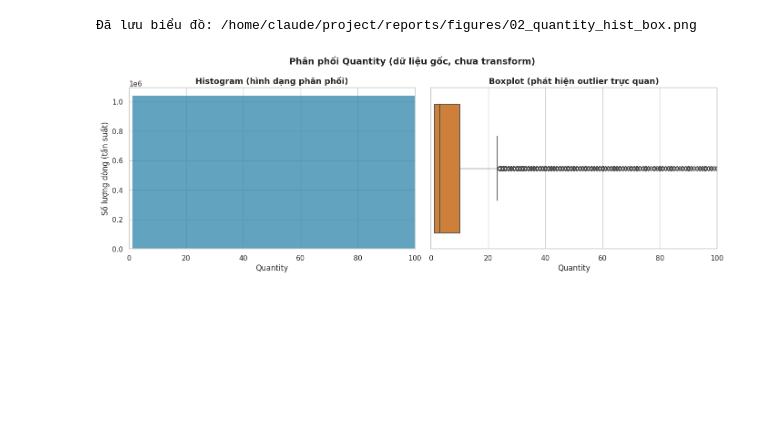
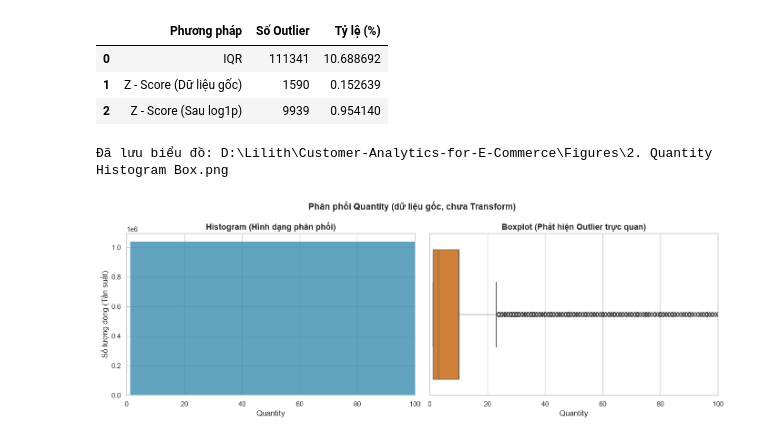
Before and after one commit to LilithLitcht/Customer-Analytics-for-E-Commerce, a Jupyter notebook: Notebooks/01_Data_Understanding.ipynb, the cells around one changed output. Saved outputs shown, nothing was run; the diff lists cells and outputs as text; code cells hidden in the pictures; blank space fills up the shorter version.

```diff
--- a/Notebooks/01_Data_Understanding.ipynb
+++ b/Notebooks/01_Data_Understanding.ipynb
@@ -487,0 +640,23 @@ bang_so_sanh_outlier
+# %%
+# Kiểm tra độ lệch của Quantity trước và sau log1p
+
+positive_transaction_data = df[(df["Quantity"] > 0) & (df["Price"] > 0)].copy()
+
+original_quantity_skewness = skew(positive_transaction_data["Quantity"])
+
+log_quantity_skewness = skew(np.log1p(positive_transaction_data["Quantity"]))
+
+print(
+    f"Skewness của Quantity (Dữ liệu gốc, dương): "
+    f"{original_quantity_skewness:.2f}"
+)
+
+print(
+    f"Skewness của log1p(Quantity): "
+    f"{log_quantity_skewness:.2f}"
+)
+
+print(
+    "(Skewness càng gần 0 thì phân phối càng đối xứng; "
+    "giá trị dương lớn cho thấy phân phối lệch phải mạnh.)"
+)
@@ -488,9 +746,27 @@ bang_so_sanh_outlier
+# %%
+# Bảng so sánh kết quả phát hiện Outlier
+outlier_comparison = pd.DataFrame({
+    "Phương pháp": ["IQR", "Z - Score (Dữ liệu gốc)", "Z - Score (Sau log1p)",],
+    "Số Outlier": [iqr_outlier_count, zscore_original_count, zscore_log_count,],
+    "Tỷ lệ (%)": [iqr_outlier_pct, zscore_original_pct, zscore_log_pct,],
+})
+
+outlier_comparison
+# %% [output]
+|  | Phương pháp | Số Outlier | Tỷ lệ (%) |
+| 0 | IQR | 111341 | 10.688692 |
+| 1 | Z - Score (Dữ liệu gốc) | 1590 | 0.152639 |
+| 2 | Z - Score (Sau log1p) | 9939 | 0.954140 |
 # %%
-plot_histogram_boxplot(du_lieu_duong, "Quantity",
-                      title="Phân phối Quantity (dữ liệu gốc, chưa transform)",
-                      xlim=(0, du_lieu_duong["Quantity"].quantile(0.99)),
-                      save_as="02_quantity_hist_box.png")
+# Phân phối Quantity - Dữ liệu gốc
+plot_histogram_boxplot(
+    positive_transaction_data,
+    "Quantity",
+    title="Phân phối Quantity (dữ liệu gốc, chưa Transform)",
+    xlim=(0, positive_transaction_data["Quantity"].quantile(0.99)),
+    save_as="2. Quantity Histogram Box.png"
+)
 # %% [output]
-Đã lưu biểu đồ: /home/claude/project/reports/figures/02_quantity_hist_box.png
+Đã lưu biểu đồ: D:\Lilith\Customer-Analytics-for-E-Commerce\Figures\2. Quantity Histogram Box.png
-[figure, old version]
+[figure, new version]
 # %% [markdown]
```
Also changed, not shown: parts of 59 cells of this notebook, 35 other files.
